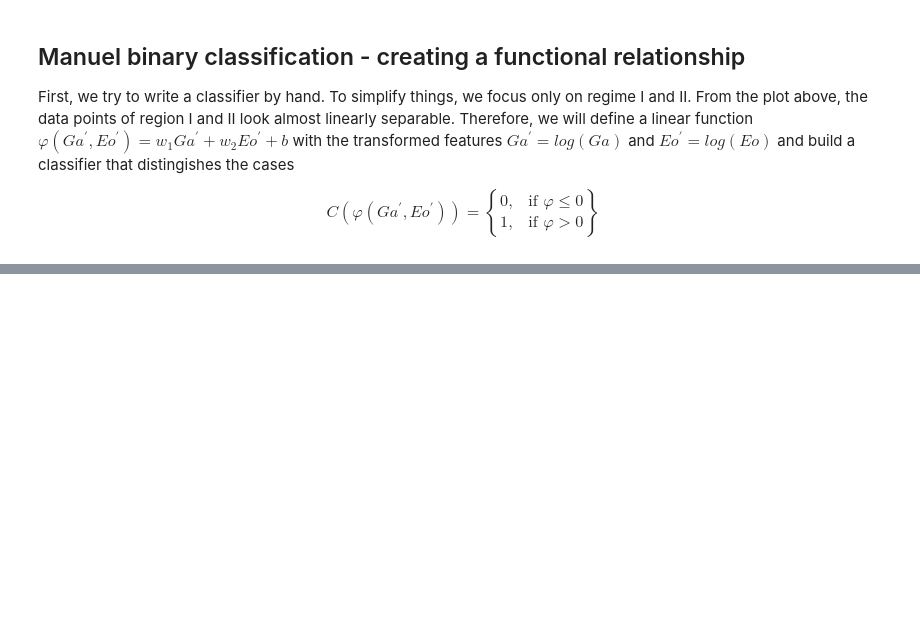
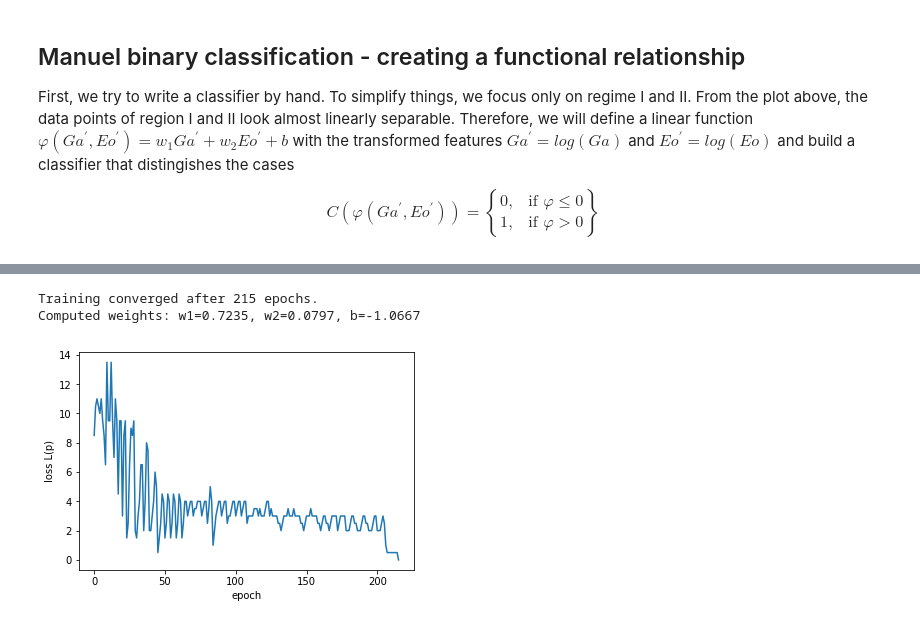
Before and after one commit to AndreWeiner/machine-learning-applied-to-cfd, a Jupyter notebook: notebooks/path_regime_classification.ipynb, the cells around one changed output, grey strips where cells are left out. Saved outputs shown, nothing was run; the diff lists cells and outputs as text; code cells hidden in the pictures; blank space fills up the shorter version.

```diff
--- a/notebooks/path_regime_classification.ipynb
+++ b/notebooks/path_regime_classification.ipynb
@@ -151,0 +181,48 @@ $$
+# %%
+class SimpleClassifier():
+    def __init__(self, eta=0.01, epochs=1000):
+        self.eta_ = eta
+        self.epochs_ = epochs
+        self.weights_ = np.random.rand(3)
+        self.loss_ = []
+
+    def train(self, X, C):
+        for e in range(self.epochs_):
+            self.weights_ += self.eta_ * self.lossGradient(X, C)
+            self.loss_.append(self.loss(X, C))
+            if self.loss_[-1] < 1.0E-6:
+                print("Training converged after {} epochs.".format(e))
+                break
+
+    def loss(self, X, C):
+        return 0.5 * np.sum(np.square(C - self.predict(X)))
+
+    def lossGradient(self, X, C):
+        return np.concatenate((X, np.ones((X.shape[0], 1))), axis=1).T.dot(C - self.predict(X))
+
+    def predict(self, X):
+        return np.heaviside(np.dot(np.concatenate((X, np.ones((X.shape[0], 1))), axis=1), self.weights_), 0.0)
+# %%
+from sklearn import preprocessing
+
+reducedData = logData[(logData.regime == "I") | (logData.regime == "II")]
+# The LabelBinarizer converts the label "I" and "II" to 0 and 1
+lb = preprocessing.LabelBinarizer()
+lb.fit(reducedData.regime)
+C = lb.transform(reducedData.regime).ravel()
+X = reducedData[["Ga", "Eo"]].values
+
+classifier = SimpleClassifier()
+classifier.train(X, C)
+print("Computed weights: w1={:.4f}, w2={:.4f}, b={:.4f}".format(classifier.weights_[0], classifier.weights_[1], classifier.weights_[2]))
+# %% [output]
+Training converged after 215 epochs.
+Computed weights: w1=0.7235, w2=0.0797, b=-1.0667
+# %%
+# plot loss over epochs
+plt.plot(range(len(classifier.loss_)), classifier.loss_)
+plt.xlabel(r"epoch")
+plt.ylabel(r"loss L(p)")
+plt.show()
+# %% [output]
+[figure, added]
```
Also changed, not shown: parts of 6 cells of this notebook.
